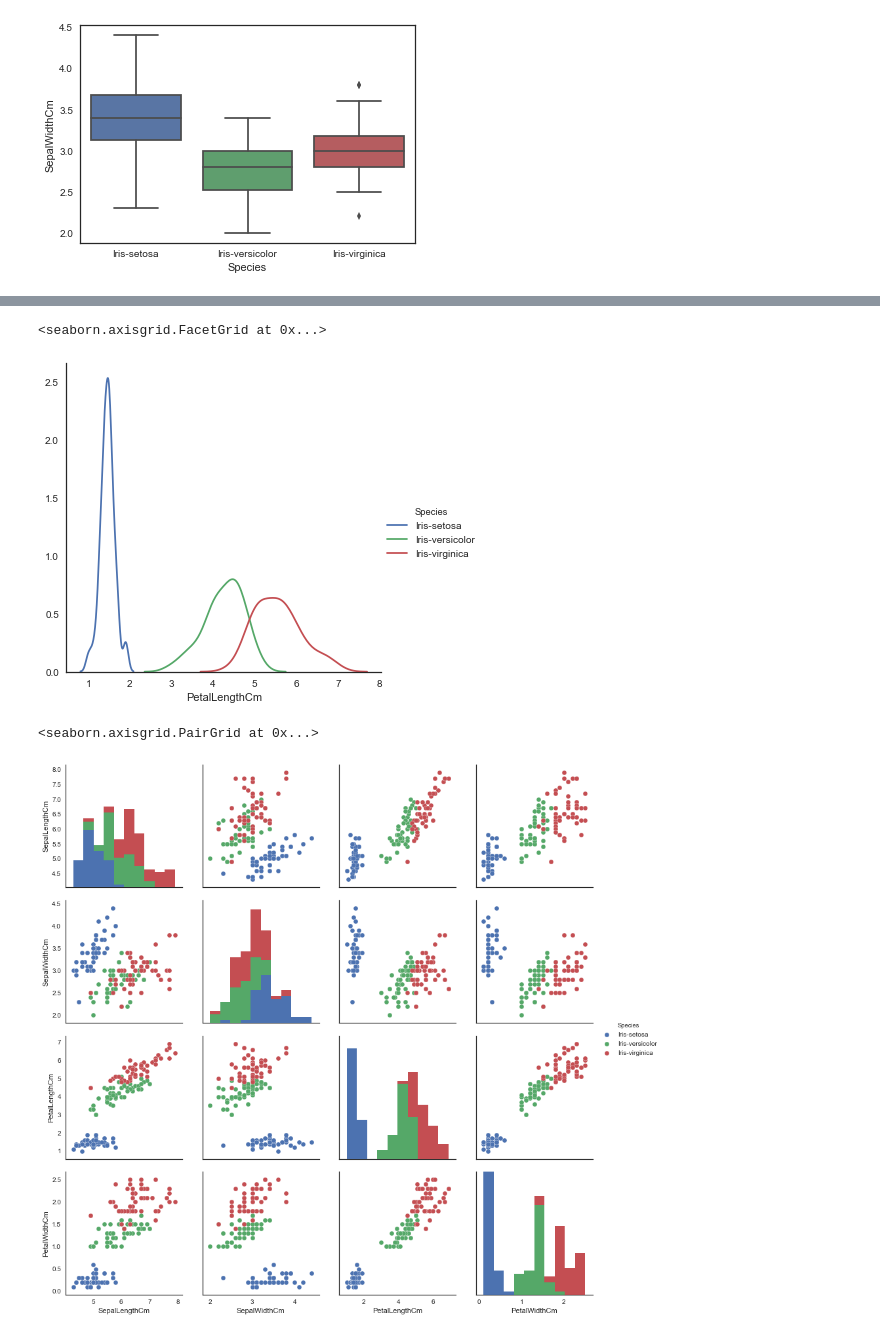
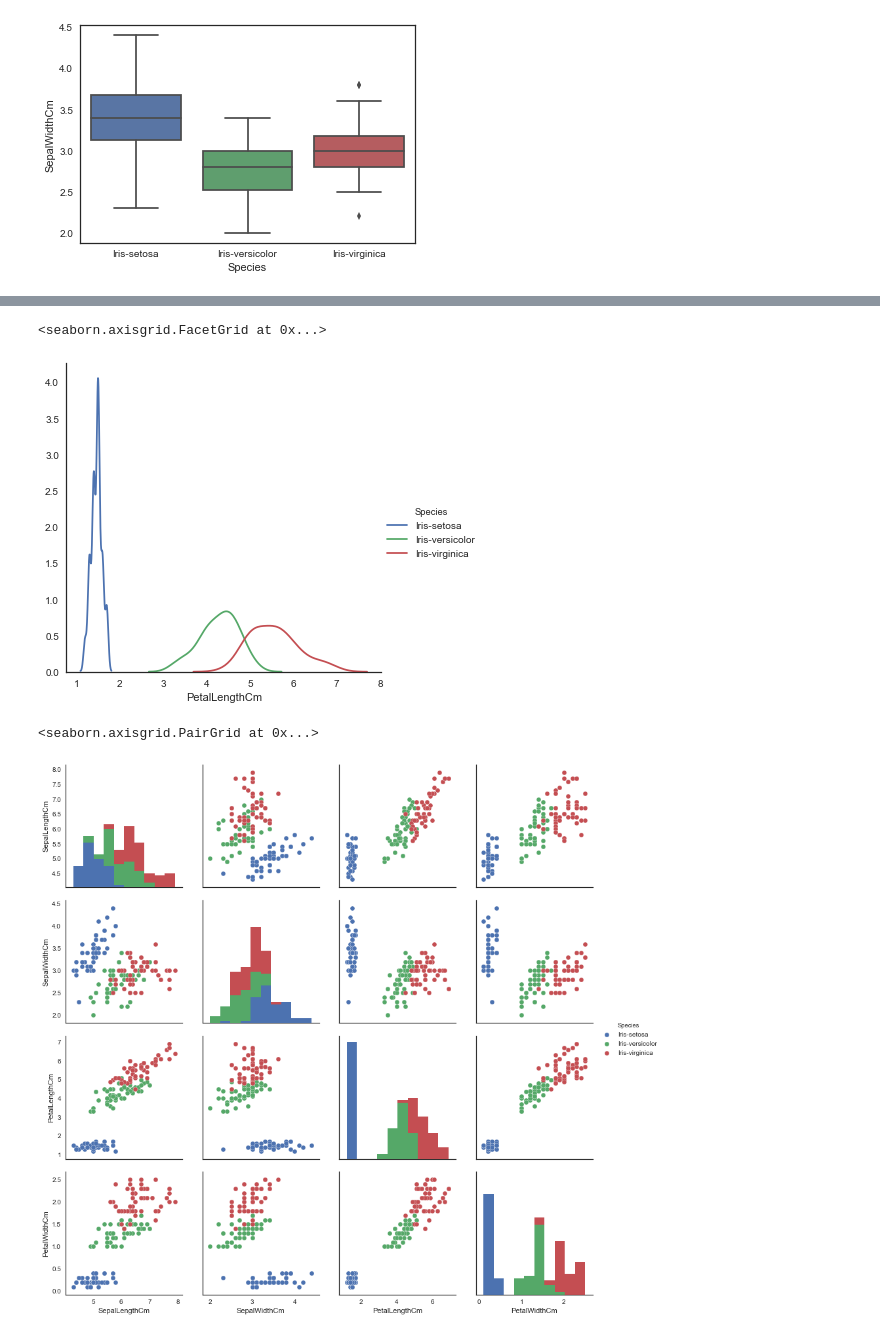
Before and after one commit to bh7781/DataScience, a Jupyter notebook: DataSets/iris-species/iris_python.ipynb, the cells around one changed output, grey strips where cells are left out. Saved outputs shown, nothing was run; the diff lists cells and outputs as text; code cells hidden in the pictures.

```diff
--- a/DataSets/iris-species/iris_python.ipynb
+++ b/DataSets/iris-species/iris_python.ipynb
@@ -161,0 +99,22 @@ Name: PetalLengthCm, dtype: float64
+# %%
+iris_class =  ["Iris-setosa", "Iris-versicolor", "Iris-virginica"]
+for i in range(0,4) :
+    for j in range(0,3) :
+        #print("***Boxplot for " + iris.columns.values[i] + " and " + iris_class[j])
+        data = iris[iris.columns.values[i]][iris.Species == iris_class[j]]
+        #print("Median : ", np.median(data))
+        boxfox = plt.boxplot(data, showfliers=True)
+        #print('Whiskers: ', [item.get_ydata()[1] for item in boxfox['whiskers']])
+        x = [item.get_ydata() for item in boxfox['fliers']]
+        #print('Outliers: ', x[0])
+        if len(x[0] > 0) :
+            #print(x[0])
+            for k in range(0, len(x[0])) :
+                #print("ol for " , data)
+                #print("outliers ",  x[0][k])
+                data.replace(x[0][k], np.median(data),inplace=True)
+                #print("bla", data)
+                iris[iris.columns.values[i]][iris.Species == iris_class[j]] = data
+        #plt.pause(0.05)
+#iris.SepalWidthCm[iris.Species == 'Iris-virginica']
+print('Outlier data points replaced by median values')
@@ -200,10 +168,10 @@ sns.violinplot(x='Species', y='PetalLengthCm', data=iris)
 sns.FacetGrid(iris, hue='Species', size=5).map(sns.kdeplot, 'PetalLengthCm').add_legend()
 # %% [output]
 <seaborn.axisgrid.FacetGrid at 0x...>
-[figure, old version]
+[figure, new version]
 # %%
-sns.pairplot(iris.drop('Id', axis=1), hue='Species', size=3)
+sns.pairplot(iris, hue='Species', size=3)
 # %% [output]
 <seaborn.axisgrid.PairGrid at 0x...>
-[figure, old version]
+[figure, new version]
 # %%
```
Also changed, not shown: parts of 68 cells of this notebook, 1 other file.
